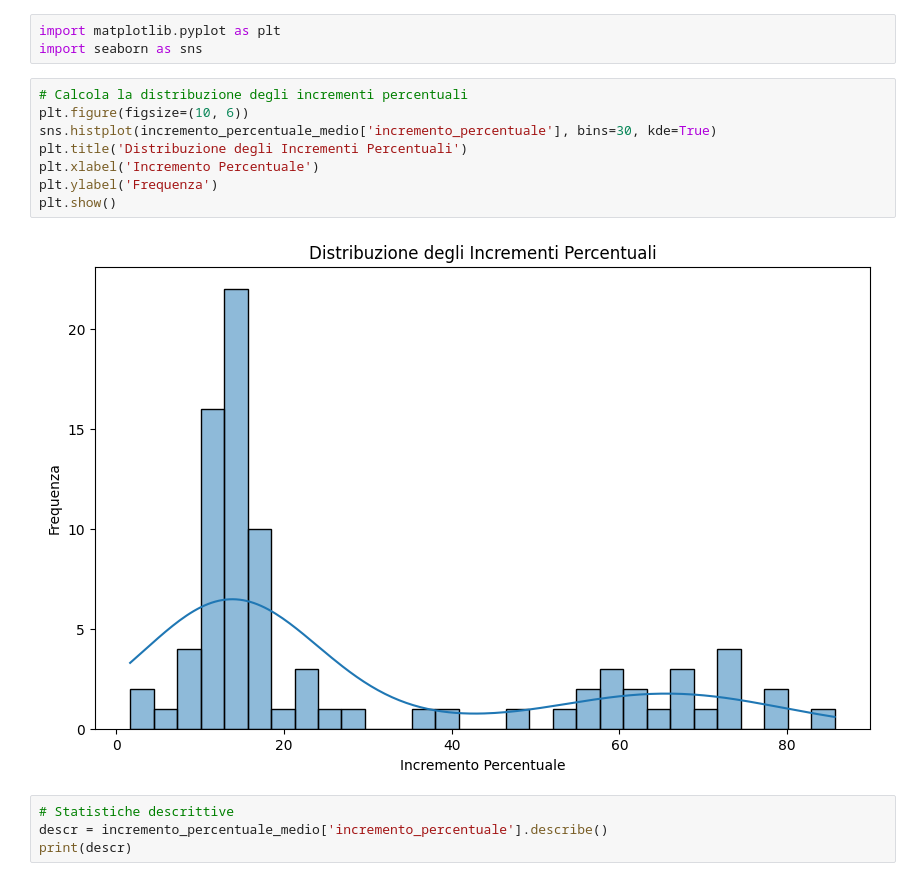
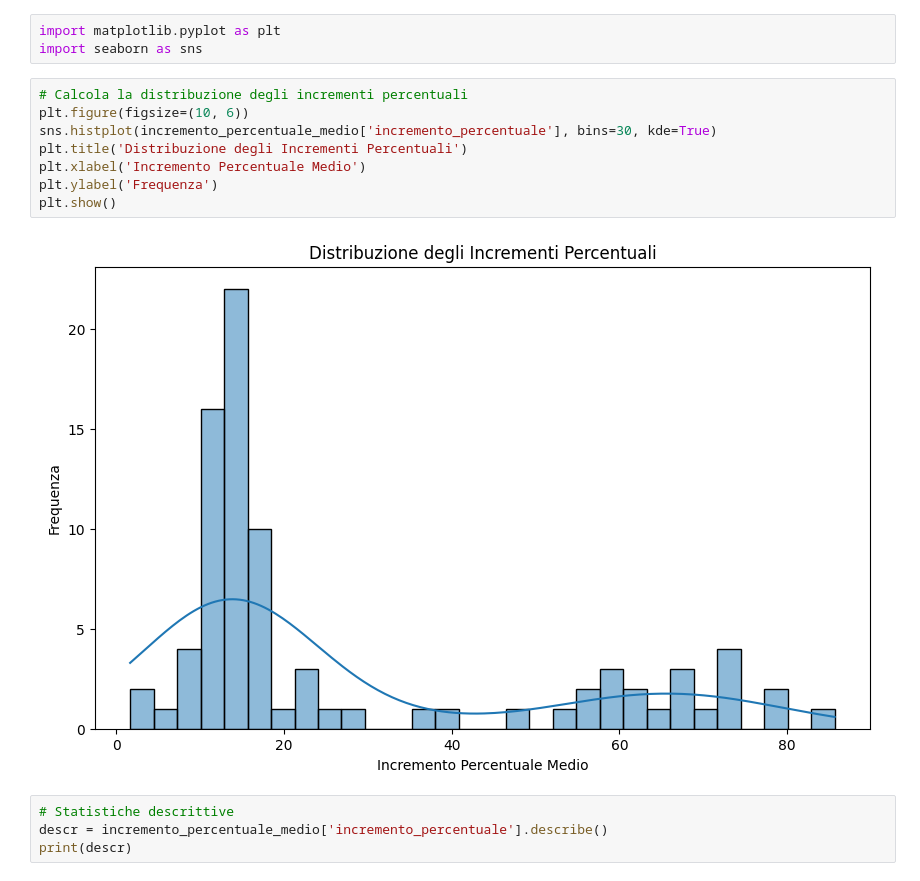
Before and after one commit to AlessiaRossi/Teleassistance-Supervised-Clustering, a Jupyter notebook: notebooks/EDA/feature_extraction_incremento.ipynb, the cells around one changed output. Saved outputs shown, nothing was run; the diff lists cells and outputs as text.

Commit message:
some change to test extraction incremento

```diff
--- a/notebooks/EDA/feature_extraction_incremento.ipynb
+++ b/notebooks/EDA/feature_extraction_incremento.ipynb
@@ -138,13 +174,13 @@ import seaborn as sns
 # %%
 # Calcola la distribuzione degli incrementi percentuali
 plt.figure(figsize=(10, 6))
 sns.histplot(incremento_percentuale_medio['incremento_percentuale'], bins=30, kde=True)
 plt.title('Distribuzione degli Incrementi Percentuali')
-plt.xlabel('Incremento Percentuale')
+plt.xlabel('Incremento Percentuale Medio')
 plt.ylabel('Frequenza')
 plt.show()
 # %% [output]
-[figure, old version]
+[figure, new version]
 # %%
 # Statistiche descrittive
 descr = incremento_percentuale_medio['incremento_percentuale'].describe()
```
Also changed, not shown: parts of 6 cells of this notebook, 3 other files.
